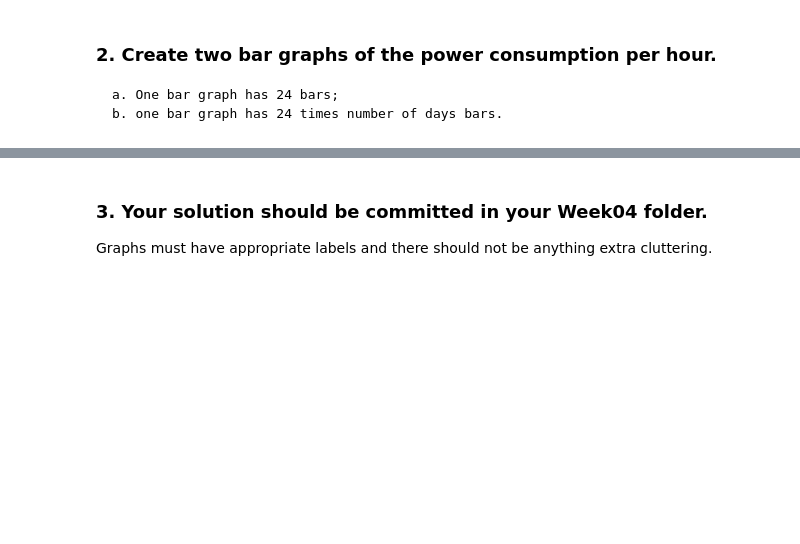
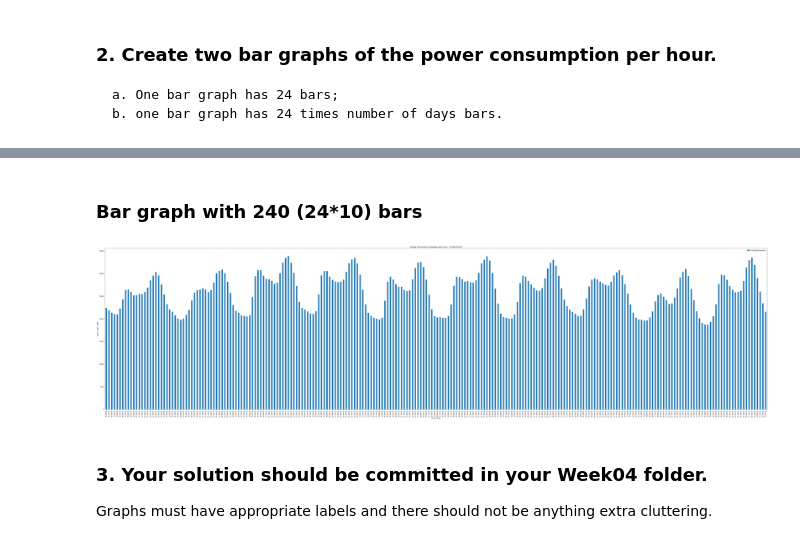
Before and after one commit to theniusofg/data601, a Jupyter notebook: Week04/homework/week04 - HW 2.ipynb, the cells around one changed output, grey strips where cells are left out. Drawn from its saved outputs; the diff is of its cells as text; code cells hidden in the pictures; blank space fills up the shorter version.

```diff
--- a/Week04/homework/week04 - HW 2.ipynb
+++ b/Week04/homework/week04 - HW 2.ipynb
@@ -41,3 +122,13 @@ KeyError: '[-24] not found in axis'
+# %% [markdown]
+### Bar graph with 240 (24*10) bars
+# %%
+df2[['publishingPeriodCommencingTime',	'fuelTypeGeneration']].plot.bar(x=0,
+            xlabel='Hour of Day',
+            ylabel='Power Usage in MW',
+            title='Energy Cosunmed on Average Every Hour - 10 Day Period',
+            figsize=(80, 20));
+# %% [output]
+[figure, added]
 # %% [markdown]
 ### 3. Your solution should be committed in your Week04 folder.
 
```
Also changed, not shown: parts of 9 cells of this notebook, 2 other files.
